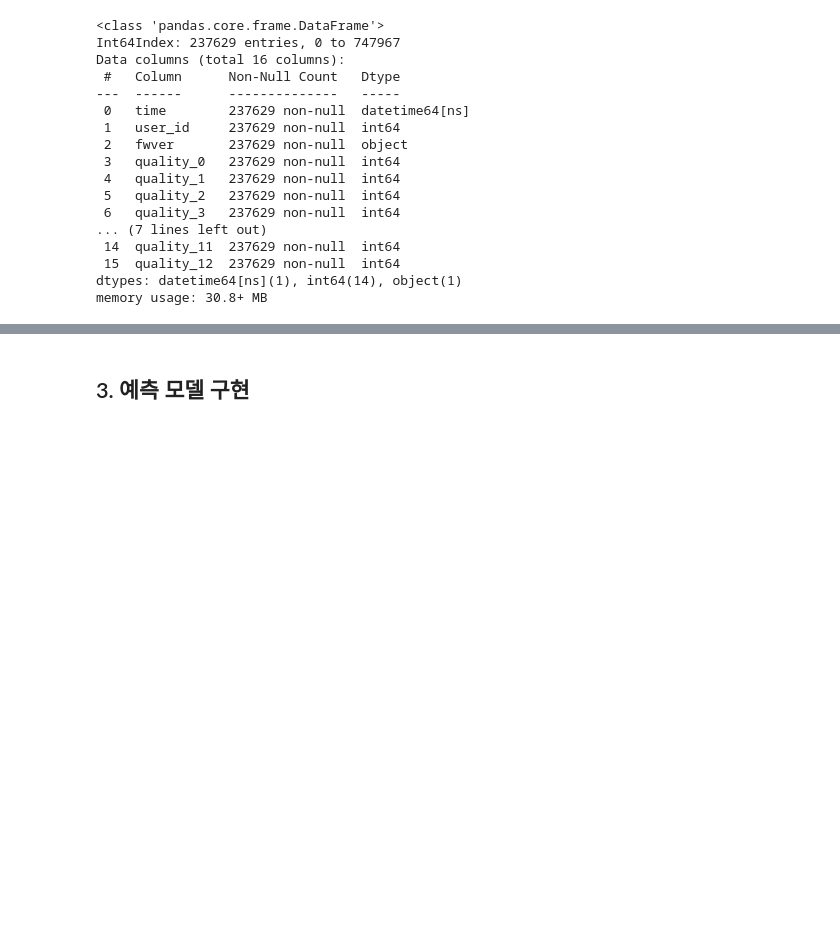
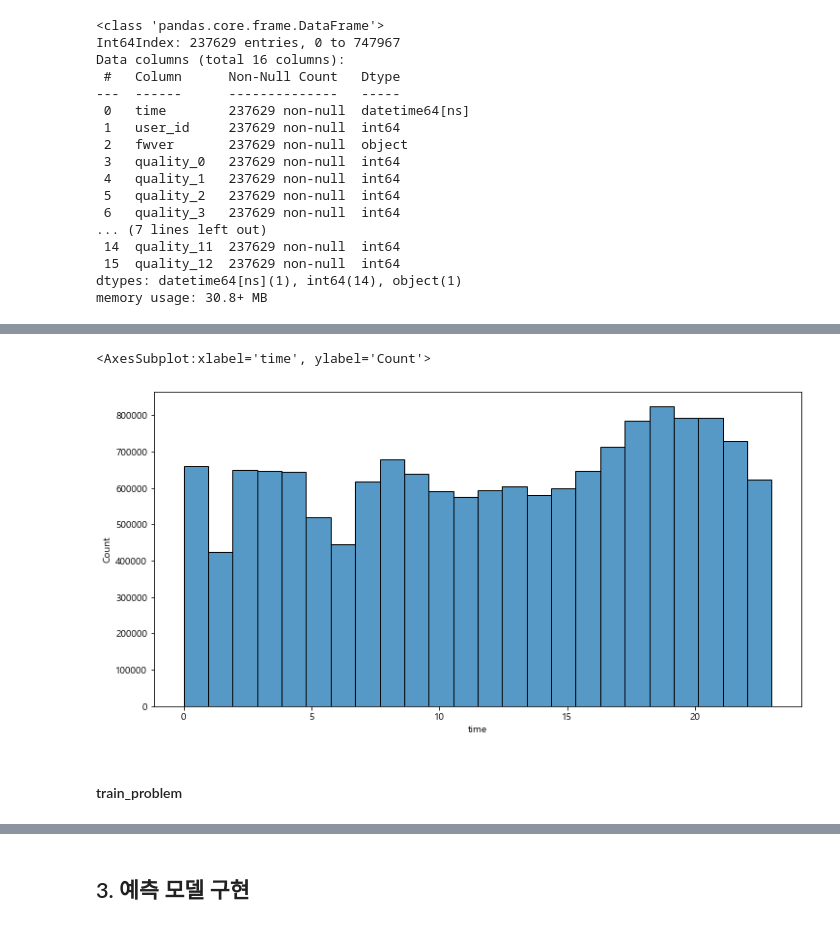
Before and after one commit to LEEHM97/machine-learning-exercises, a Jupyter notebook: 10.DAYCON대회_사용자불편예지/시스템 품질 변화로 인한 사용자 불편 예지.ipynb, the cells around one changed output, grey strips where cells are left out. Cells and saved outputs as stored; diff of their text form; code cells hidden in the pictures; blank space fills up the shorter version.

```diff
--- a/10.DAYCON대회_사용자불편예지/시스템 품질 변화로 인한 사용자 불편 예지.ipynb
+++ b/10.DAYCON대회_사용자불편예지/시스템 품질 변화로 인한 사용자 불편 예지.ipynb
@@ -581,0 +679,8 @@ memory usage: 30.8+ MB
+# %%
+plt.figure(figsize=(12,6))
+sns.histplot(data=train_err, x=train_err.time.dt.hour, bins=24)
+# %% [output]
+<AxesSubplot:xlabel='time', ylabel='Count'>
+[figure, added]
+# %% [markdown]
+#### train_problem
```
Also changed, not shown: parts of 45 cells of this notebook.
